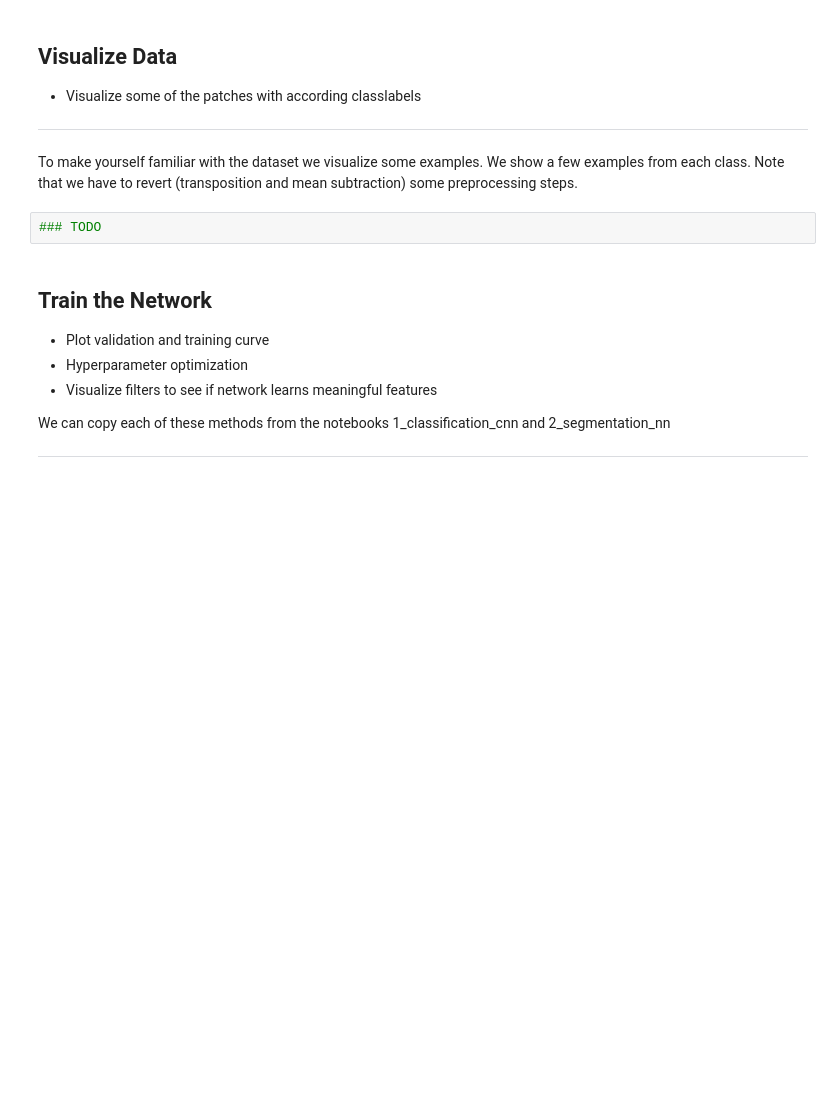
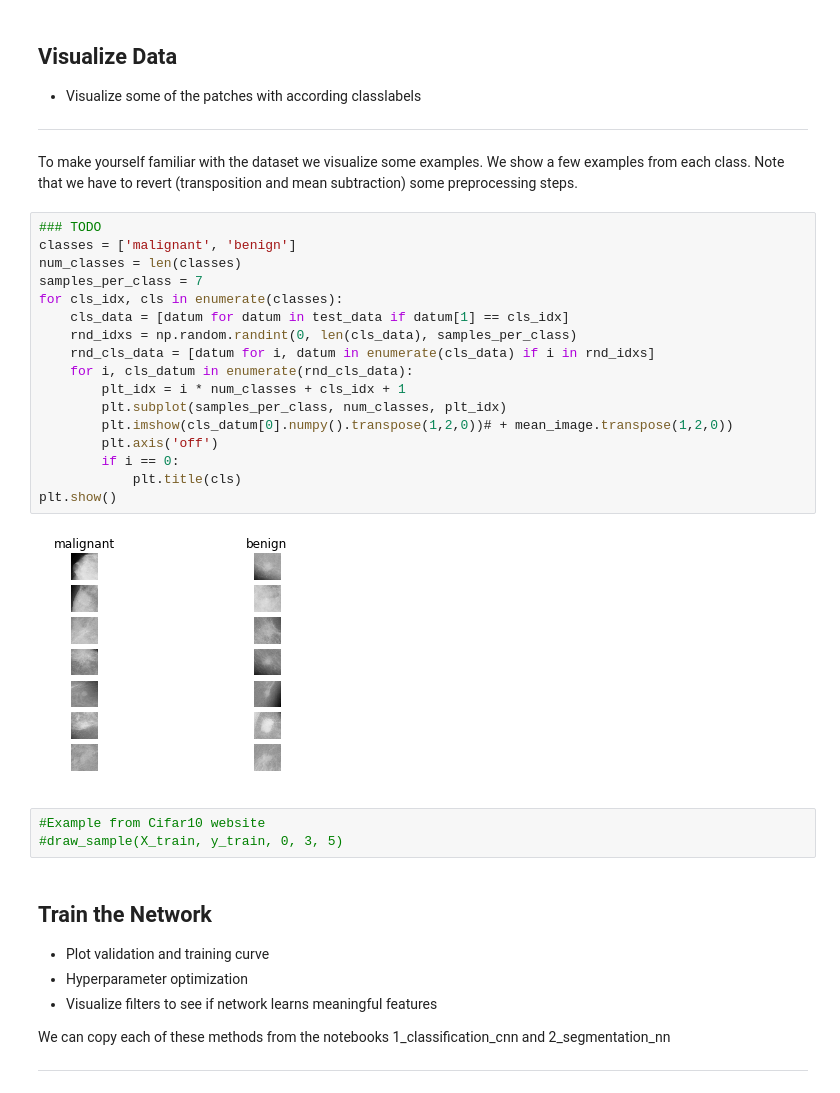
Before and after one commit to sophiajw/DeepLearningMammograms, a Jupyter notebook: classification_mammograms.ipynb, the cells around one changed output. Cells and saved outputs as stored; diff of their text form; blank space fills up the shorter version.

```diff
--- a/classification_mammograms.ipynb
+++ b/classification_mammograms.ipynb
@@ -73,8 +73,28 @@ Visualize Data
 
 ****
 To make yourself familiar with the dataset we visualize some examples. We show a few examples from each class. Note that we have to revert (transposition and mean subtraction) some preprocessing steps.
-# %%
-### TODO
+# %%
+### TODO
+classes = ['malignant', 'benign']
+num_classes = len(classes)
+samples_per_class = 7
+for cls_idx, cls in enumerate(classes):
+    cls_data = [datum for datum in test_data if datum[1] == cls_idx]
+    rnd_idxs = np.random.randint(0, len(cls_data), samples_per_class)
+    rnd_cls_data = [datum for i, datum in enumerate(cls_data) if i in rnd_idxs]
+    for i, cls_datum in enumerate(rnd_cls_data):
+        plt_idx = i * num_classes + cls_idx + 1
+        plt.subplot(samples_per_class, num_classes, plt_idx)
+        plt.imshow(cls_datum[0].numpy().transpose(1,2,0))# + mean_image.transpose(1,2,0))
+        plt.axis('off')
+        if i == 0:
+            plt.title(cls)
+plt.show()
+# %% [output]
+[figure, added]
+# %%
+#Example from Cifar10 website
+#draw_sample(X_train, y_train, 0, 3, 5)
 # %% [markdown]
 ## Train the Network
 
```
Also changed, not shown: parts of 5 cells of this notebook.
